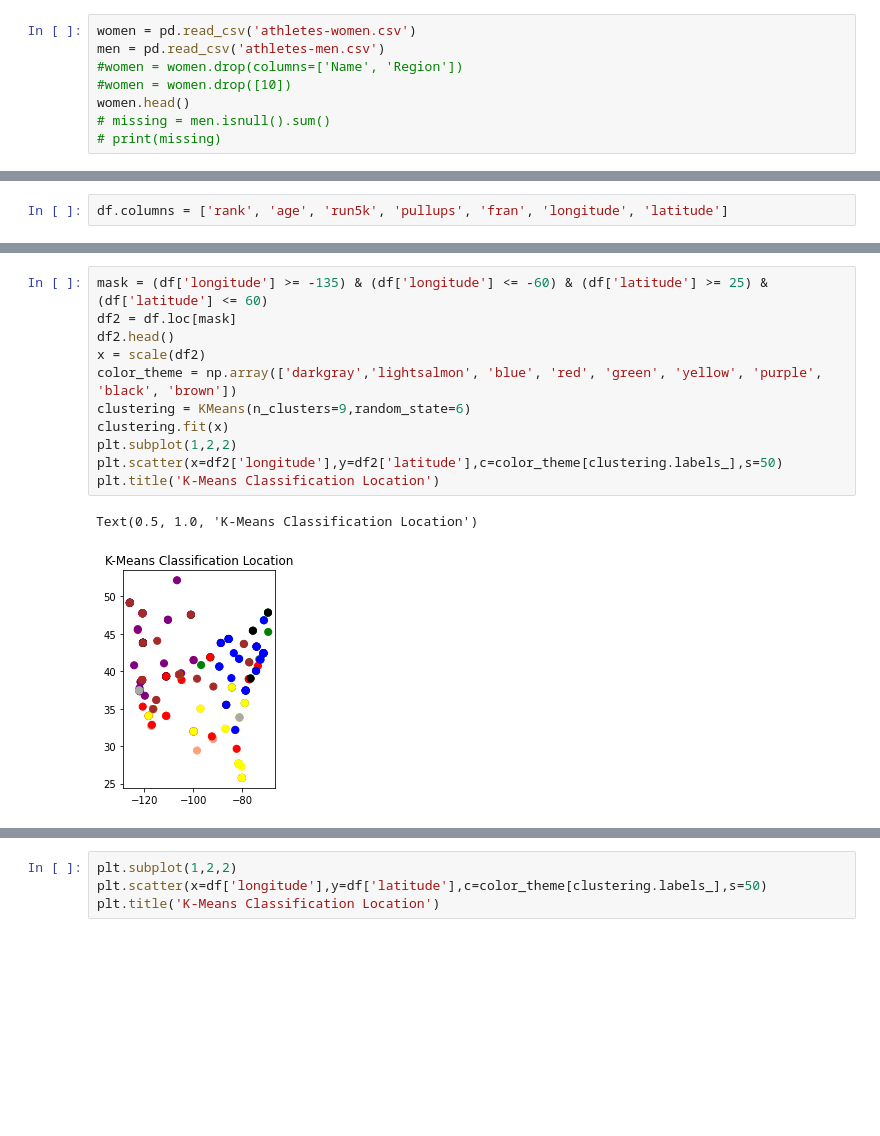
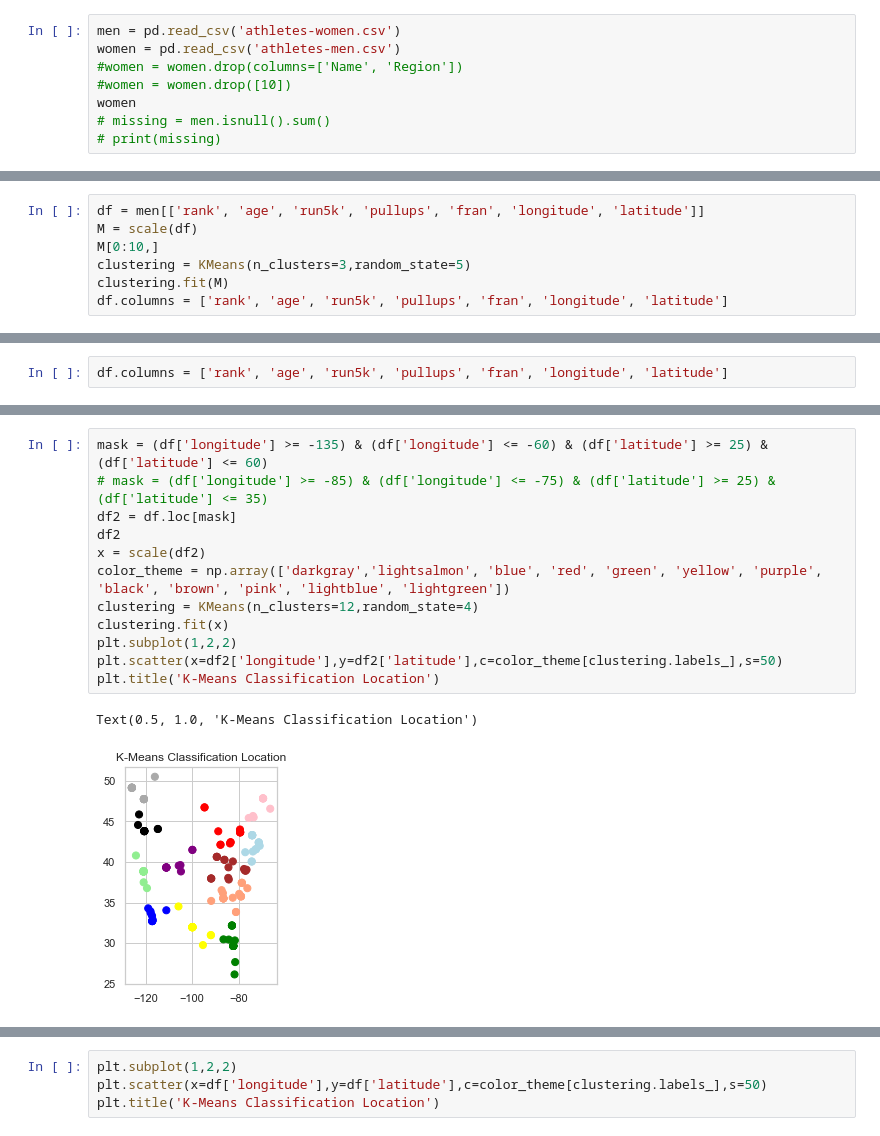
Before and after one commit to allisontao/crossfit-games-analysis, a Jupyter notebook: clustering.ipynb, the cells around one changed output, grey strips where cells are left out. Saved outputs shown, nothing was run; the diff lists cells and outputs as text; blank space fills up the shorter version.

Commit message:
more clustering

```diff
--- a/clustering.ipynb
+++ b/clustering.ipynb
@@ -10,11 +10,11 @@ import sklearn.metrics as sm
 from sklearn import datasets
 from sklearn.metrics import confusion_matrix, classification_report
 # %%
-women = pd.read_csv('athletes-women.csv')
-men = pd.read_csv('athletes-men.csv')
+men = pd.read_csv('athletes-women.csv')
+women = pd.read_csv('athletes-men.csv')
 #women = women.drop(columns=['Name', 'Region'])
 #women = women.drop([10])
-women.head()
+women
 # missing = men.isnull().sum()
 # print(missing)
 # %% [output]
@@ -49,0 +60,7 @@ array([[-7.76486798e-01, -4.46116726e-01, -1.36309095e+00,
+# %%
+df = men[['rank', 'age', 'run5k', 'pullups', 'fran', 'longitude', 'latitude']]
+M = scale(df)
+M[0:10,]
+clustering = KMeans(n_clusters=3,random_state=5)
+clustering.fit(M)
+df.columns = ['rank', 'age', 'run5k', 'pullups', 'fran', 'longitude', 'latitude']
@@ -66,14 +98,15 @@ Text(0.5, 1.0, 'K-Means Classification Pullups')
 # %%
 mask = (df['longitude'] >= -135) & (df['longitude'] <= -60) & (df['latitude'] >= 25) & (df['latitude'] <= 60)
+# mask = (df['longitude'] >= -85) & (df['longitude'] <= -75) & (df['latitude'] >= 25) & (df['latitude'] <= 35)
 df2 = df.loc[mask]
-df2.head()
+df2
 x = scale(df2)
-color_theme = np.array(['darkgray','lightsalmon', 'blue', 'red', 'green', 'yellow', 'purple', 'black', 'brown'])
-clustering = KMeans(n_clusters=9,random_state=6)
+color_theme = np.array(['darkgray','lightsalmon', 'blue', 'red', 'green', 'yellow', 'purple', 'black', 'brown', 'pink', 'lightblue', 'lightgreen'])
+clustering = KMeans(n_clusters=12,random_state=4)
 clustering.fit(x)
 plt.subplot(1,2,2)
 plt.scatter(x=df2['longitude'],y=df2['latitude'],c=color_theme[clustering.labels_],s=50)
 plt.title('K-Means Classification Location')
 # %% [output]
 Text(0.5, 1.0, 'K-Means Classification Location')
-[figure, old version]
+[figure, new version]
```
Also changed, not shown: parts of 6 cells of this notebook, 2 other files.
